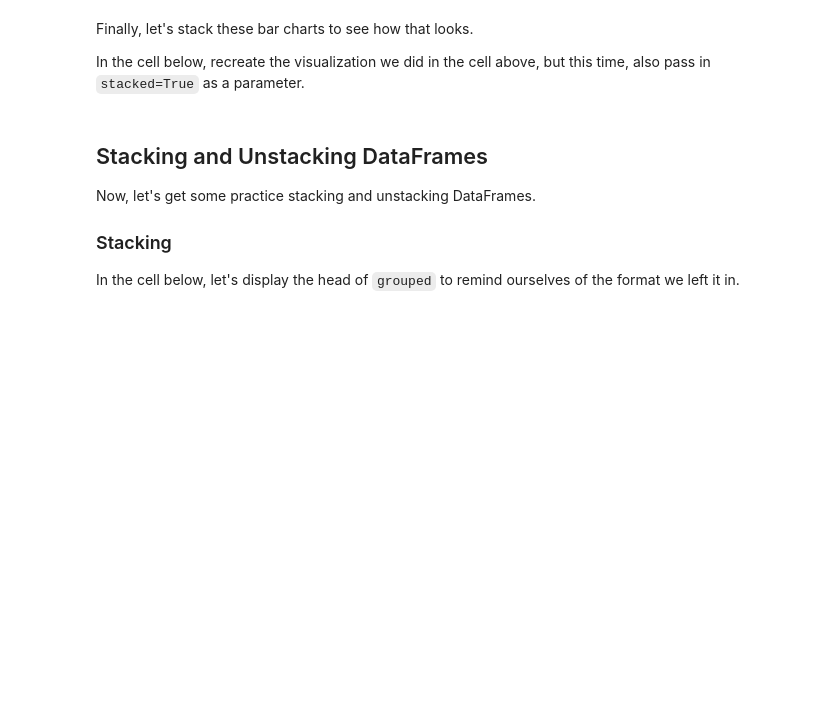
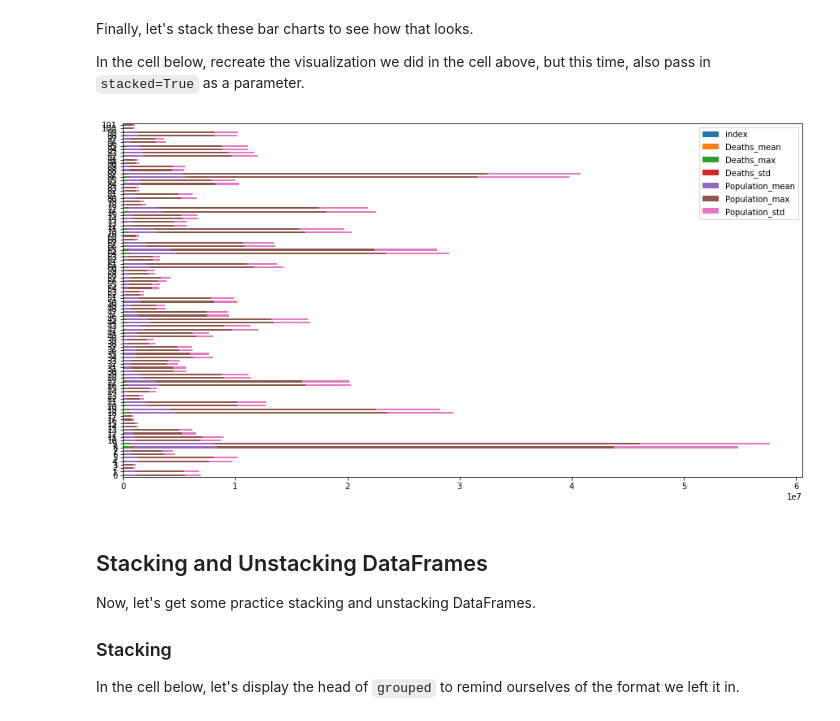
Before and after one commit to andiosika/dsc-pivot-tables-pandas-lab-online-ds-ft-100719, a Jupyter notebook: index.ipynb, the cells around one changed output. Drawn from its saved outputs; the diff is of its cells as text; code cells hidden in the pictures; blank space fills up the shorter version.

```diff
--- a/index.ipynb
+++ b/index.ipynb
@@ -523,6 +528,9 @@ In the cell below, recreate the visualization we did in the cell above, but this
 # %%
 # Lastly, let's stack each of these bars for each state.
 # Notice we don't have to worry about index here, because we've already set it above.
+pivot = pivot.plot(kind='barh', figsize=(15,8), stacked=True)
+# %% [output]
+[figure, added]
 # %% [markdown]
 ## Stacking and Unstacking DataFrames
 
```
Also changed, not shown: parts of 2 cells of this notebook.
